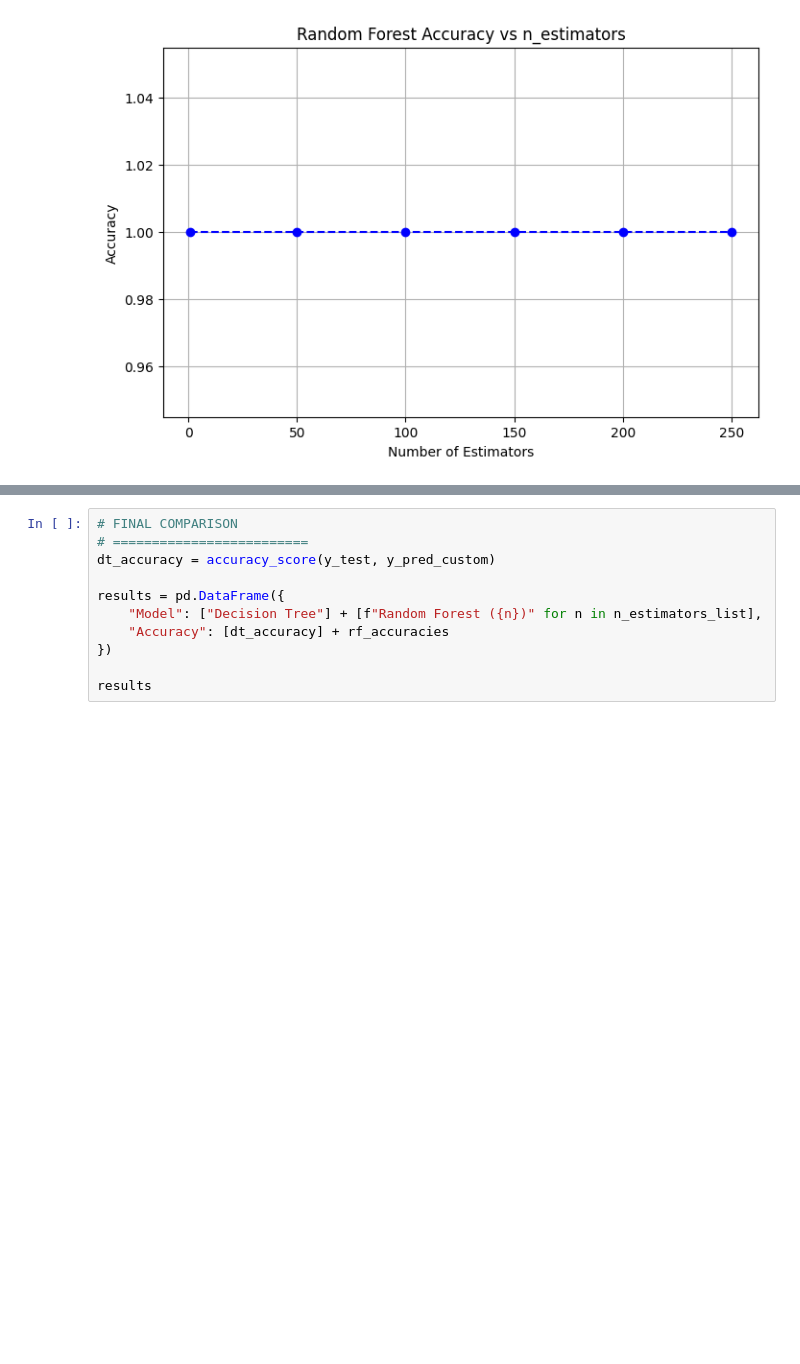
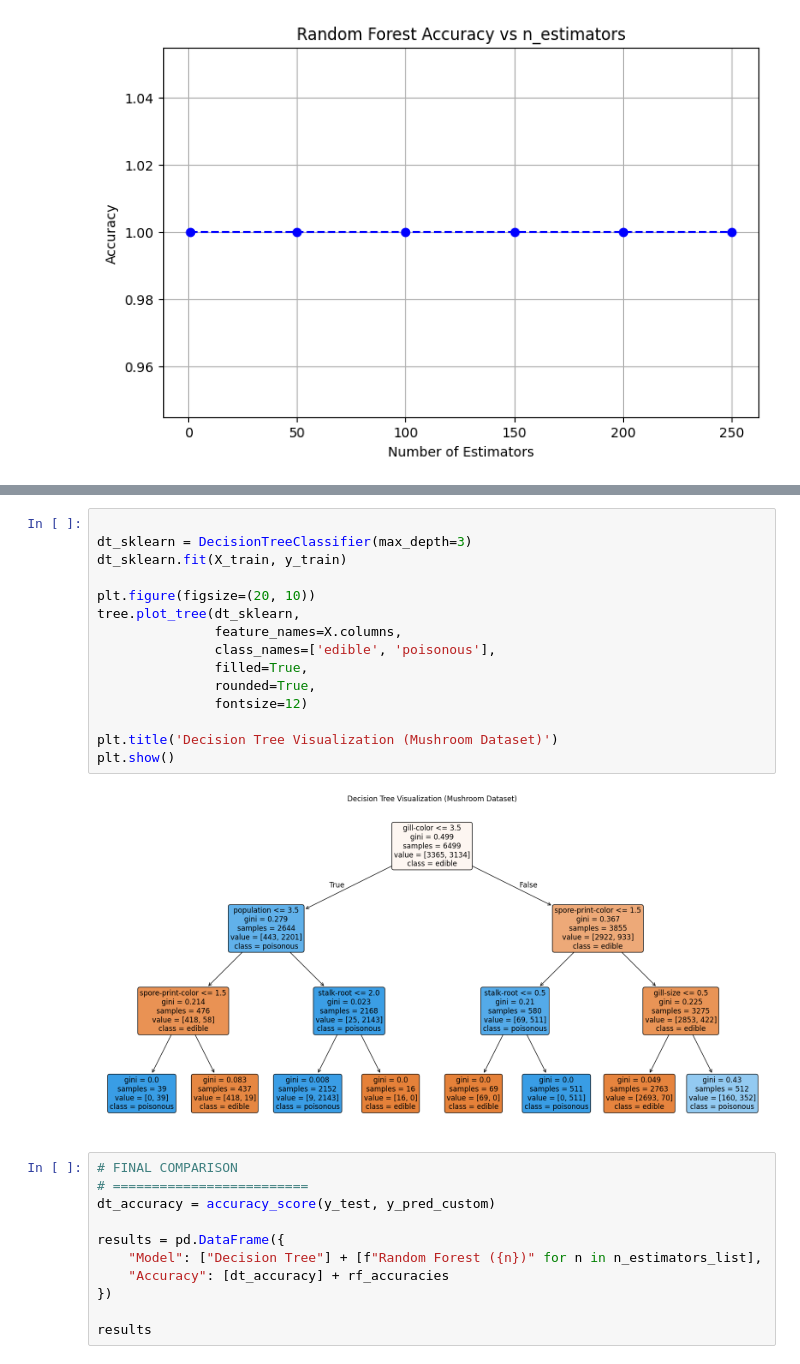
Before and after one commit to mithilatonni123/CSE475, a Jupyter notebook: Lab/lab1.ipynb, the cells around one changed output, grey strips where cells are left out. Cells and saved outputs as stored; diff of their text form; blank space fills up the shorter version.

```diff
--- a/Lab/lab1.ipynb
+++ b/Lab/lab1.ipynb
@@ -260,6 +272,23 @@ Recall:    0.9499
 F1-score:  0.9489
 
 Visualization skipped: Ensure Graphviz is installed.
+# %%
+
+dt_sklearn = DecisionTreeClassifier(max_depth=3)
+dt_sklearn.fit(X_train, y_train)
+
+plt.figure(figsize=(20, 10))
+tree.plot_tree(dt_sklearn,
+               feature_names=X.columns,
+               class_names=['edible', 'poisonous'],
+               filled=True,
+               rounded=True,
+               fontsize=12)
+
+plt.title('Decision Tree Visualization (Mushroom Dataset)')
+plt.show()
+# %% [output]
+[figure, added]
 # %%
 # FINAL COMPARISON
 # =========================
```
Also changed, not shown: parts of 3 cells of this notebook.
